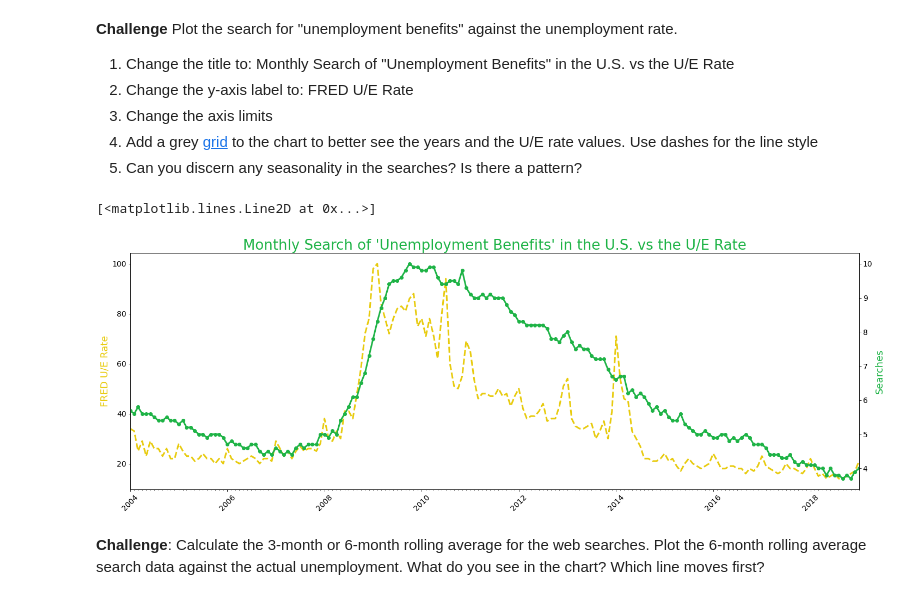
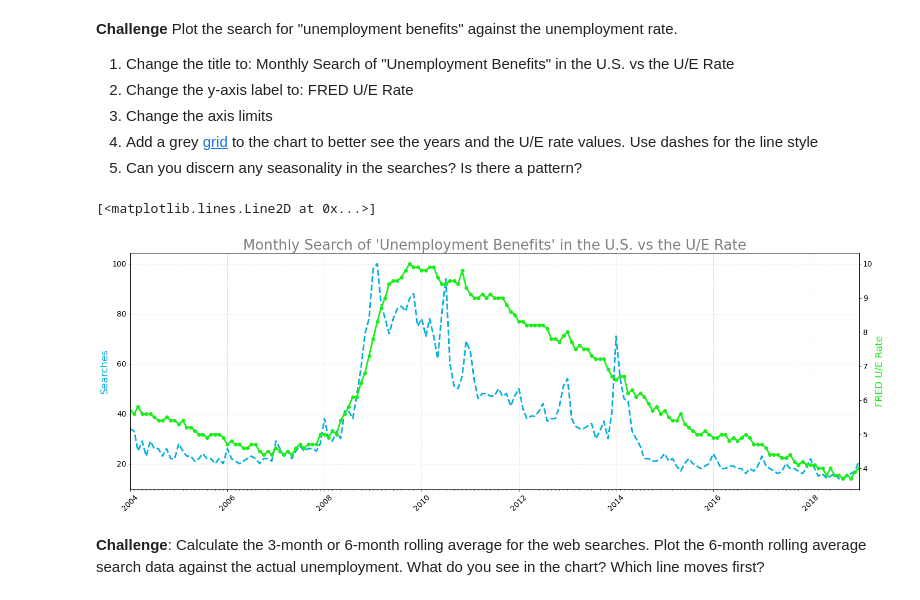
Before and after one commit to HKubinhetz/DS-GoogleTrends, a Jupyter notebook: Google_Trends_and_Data_Visualisation_(start).ipynb, the cells around one changed output. Saved outputs shown, nothing was run; the diff lists cells and outputs as text; code cells hidden in the pictures.

```diff
--- a/Google_Trends_and_Data_Visualisation_(start).ipynb
+++ b/Google_Trends_and_Data_Visualisation_(start).ipynb
@@ -341,38 +341,37 @@ print(df_btc_monthly)
 # %%
 # Figure Size
 plt.figure(figsize=(24,8))
 
 # Defining font size and ticks
 plt.xticks(fontsize=14, rotation=45)
-plt.yticks(fontsize=14)
 
 # Axis creation
 ax1 = plt.gca()
 ax2 = ax1.twinx()
 ax1.tick_params(axis='both', which='major', labelsize=14)
 ax2.tick_params(axis='both', which='major', labelsize=14)
+ax1.grid(color='lightgrey', linestyle='--')
+
 
 # Creating locators for ticks on the time axis
 years = mdates.YearLocator()
 months = mdates.MonthLocator()
 years_fmt = mdates.DateFormatter('%Y')
 ax1.xaxis.set_major_locator(years)
 ax1.xaxis.set_major_formatter(years_fmt)
 ax1.xaxis.set_minor_locator(months)
 
 # Titles and Labels
-plt.title("Monthly Search of 'Unemployment Benefits' in the U.S. vs the U/E Rate", fontsize=26, color='#1eb346')
+plt.title("Monthly Search of 'Unemployment Benefits' in the U.S. vs the U/E Rate", fontsize=26, color='grey')
 ax1.set_xlim([df_unemployment_19.MONTH.min(), df_unemployment_19.MONTH.max()])
-ax1.set_ylabel('FRED U/E Rate', color='#e8cb0e', fontsize=18)
-ax2.set_ylabel('Searches', color='#1eb346', fontsize=18)
-
-
+ax1.set_ylabel('Searches', color='#04afde', fontsize=18)
+ax2.set_ylabel('FRED U/E Rate', color='#1aed1a', fontsize=18)
 
 # Plotting the data
-ax1.plot(df_unemployment_19.MONTH, df_unemployment_19.UE_BENEFITS_WEB_SEARCH, color='#e8cb0e', linewidth=3, linestyle='dashed')
-ax2.plot(df_unemployment_19.MONTH, df_unemployment_19.UNRATE, color='#1eb346', linewidth=3, marker='o')
+ax1.plot(df_unemployment_19.MONTH, df_unemployment_19.UE_BENEFITS_WEB_SEARCH, color='#04afde', linewidth=3, linestyle='dashed')
+ax2.plot(df_unemployment_19.MONTH, df_unemployment_19.UNRATE, color='#1aed1a', linewidth=3, marker='o')
 # %% [output]
 [<matplotlib.lines.Line2D at 0x...>]
-[figure, old version]
+[figure, new version]
 # %% [markdown]
 **Challenge**: Calculate the 3-month or 6-month rolling average for the web searches. Plot the 6-month rolling average search data against the actual unemployment. What do you see in the chart? Which line moves first?
```
Also changed, not shown: parts of 3 cells of this notebook.
